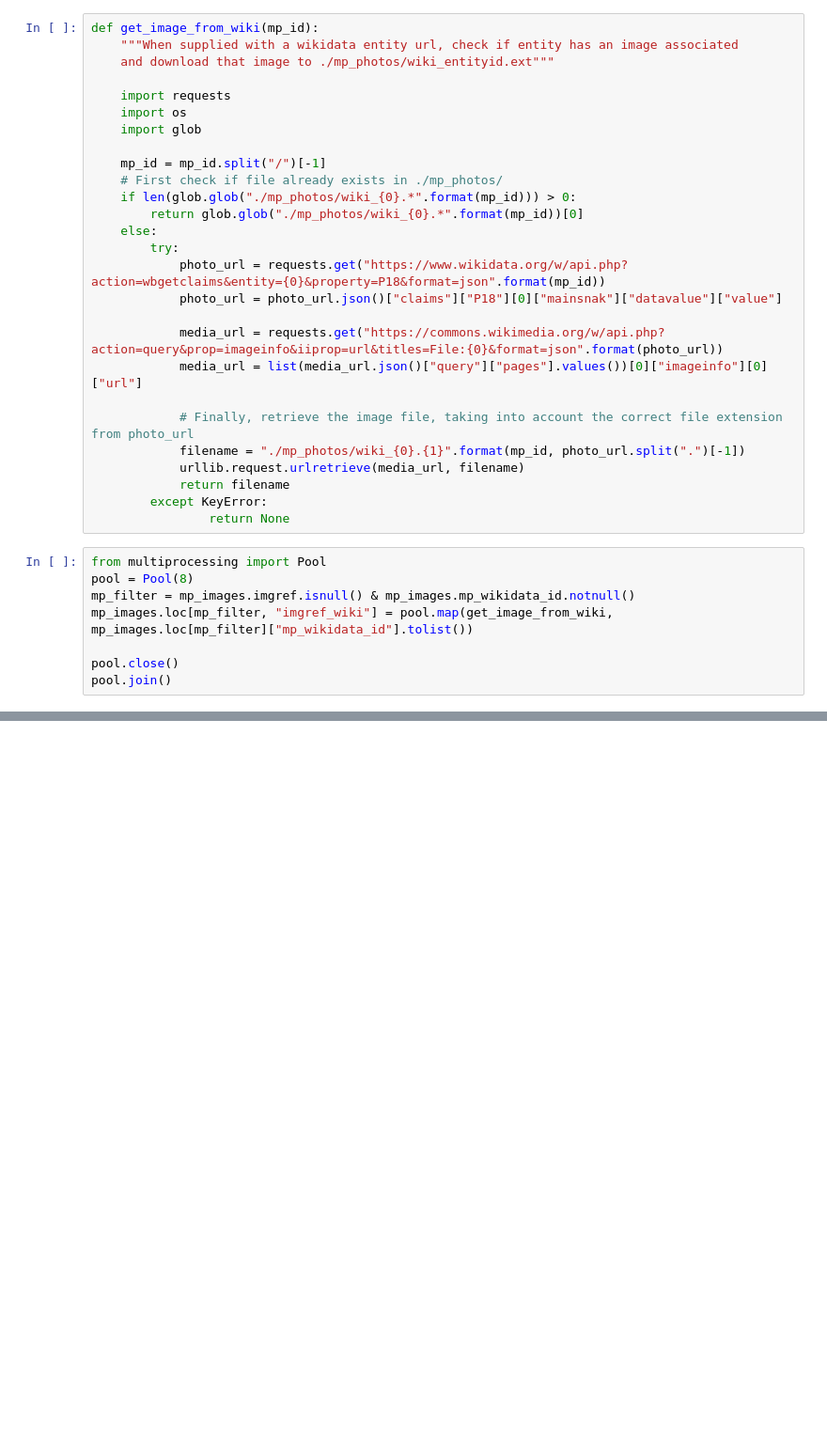
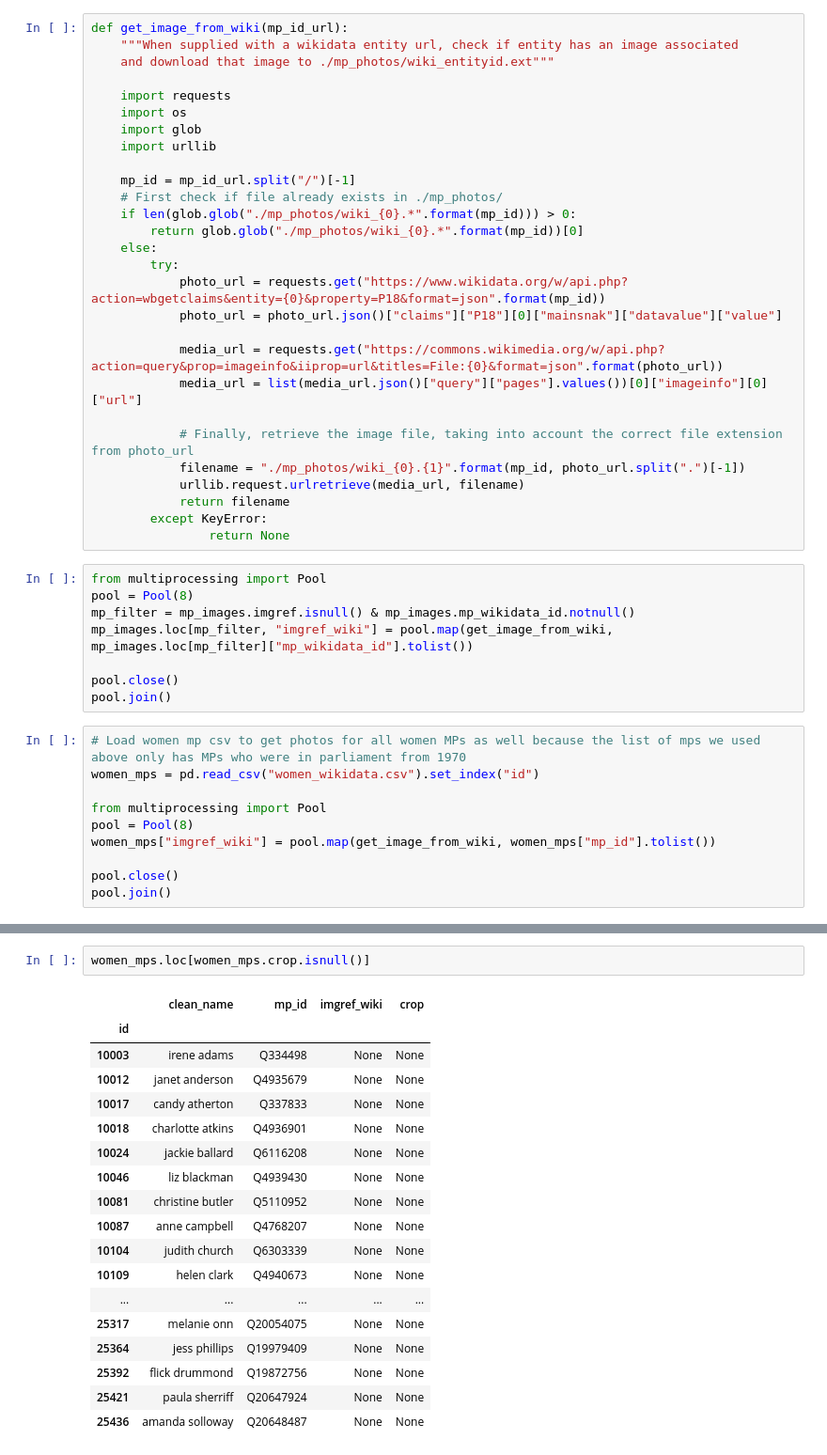
Before and after one commit to dldx/women-in-congress, a Jupyter notebook: MP_photos.ipynb, the cells around one changed output, grey strips where cells are left out. Shown at 94% size. Saved outputs shown, nothing was run; the diff lists cells and outputs as text; blank space fills up the shorter version.

```diff
--- a/MP_photos.ipynb
+++ b/MP_photos.ipynb
@@ -125,15 +122,16 @@ mp_image_lookup.head()
 # %%
 mp_images = mps.join(mp_image_lookup)
 # %%
-def get_image_from_wiki(mp_id):
+def get_image_from_wiki(mp_id_url):
     """When supplied with a wikidata entity url, check if entity has an image associated
     and download that image to ./mp_photos/wiki_entityid.ext"""
 
     import requests
     import os
     import glob
+    import urllib
 
-    mp_id = mp_id.split("/")[-1]
+    mp_id = mp_id_url.split("/")[-1]
     # First check if file already exists in ./mp_photos/
     if len(glob.glob("./mp_photos/wiki_{0}.*".format(mp_id))) > 0:
         return glob.glob("./mp_photos/wiki_{0}.*".format(mp_id))[0]
@@ -159,3 +157,13 @@ mp_images.loc[mp_filter, "imgref_wiki"] = pool.map(get_image_from_wiki, mp_image
 
 pool.close()
 pool.join()
+# %%
+# Load women mp csv to get photos for all women MPs as well because the list of mps we used above only has MPs who were in parliament from 1970
+women_mps = pd.read_csv("women_wikidata.csv").set_index("id")
+
+from multiprocessing import Pool
+pool = Pool(8)
+women_mps["imgref_wiki"] = pool.map(get_image_from_wiki, women_mps["mp_id"].tolist())
+
+pool.close()
+pool.join()
@@ -183,0 +291,21 @@ mp_images.loc[mp_images.imgref.notnull() | mp_images.imgref_wiki.notnull()]
+# %%
+women_mps.loc[women_mps.crop.isnull()]
+# %% [output]
+|  | clean_name | mp_id | imgref_wiki | crop |
+| id |  |  |  |  |
+| 10003 | irene adams | Q334498 | None | None |
+| 10012 | janet anderson | Q4935679 | None | None |
+| 10017 | candy atherton | Q337833 | None | None |
+| 10018 | charlotte atkins | Q4936901 | None | None |
+| 10024 | jackie ballard | Q6116208 | None | None |
+| 10046 | liz blackman | Q4939430 | None | None |
+| 10081 | christine butler | Q5110952 | None | None |
+| 10087 | anne campbell | Q4768207 | None | None |
+| 10104 | judith church | Q6303339 | None | None |
+| 10109 | helen clark | Q4940673 | None | None |
+| ... | ... | ... | ... | ... |
+| 25317 | melanie onn | Q20054075 | None | None |
+| 25364 | jess phillips | Q19979409 | None | None |
+| 25392 | flick drummond | Q19872756 | None | None |
+| 25421 | paula sherriff | Q20647924 | None | None |
+| 25436 | amanda solloway | Q20648487 | None | None |
```
Also changed, not shown: parts of 39 cells of this notebook, 16 other files.
